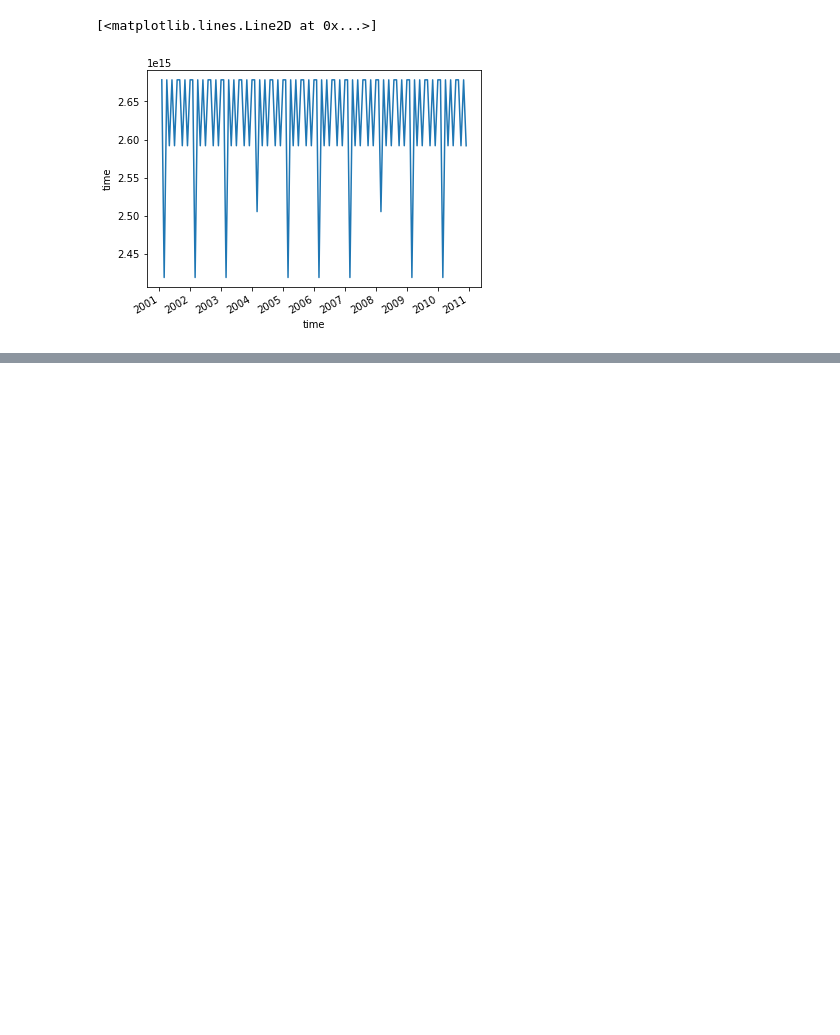
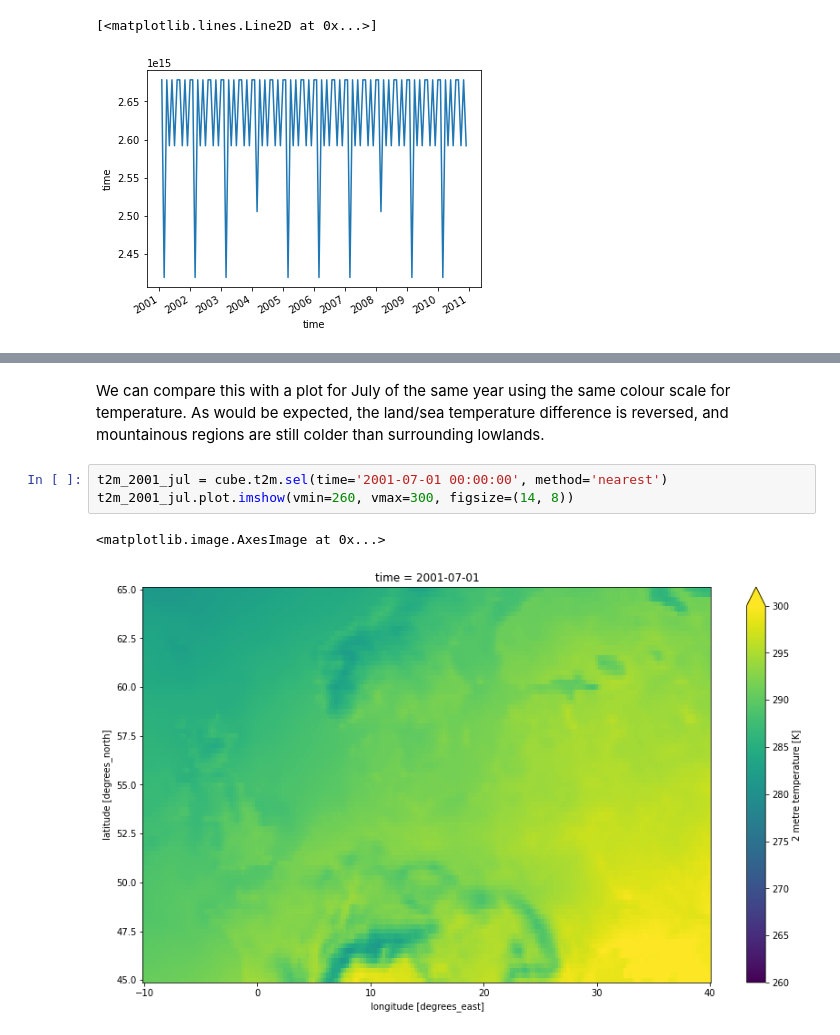
Before and after one commit to xcube-dev/xcube-cds, a Jupyter notebook: examples/notebooks/Ex1-CDS-store-access.ipynb, the cells around one changed output, grey strips where cells are left out. Saved outputs shown, nothing was run; the diff lists cells and outputs as text; blank space fills up the shorter version.

```diff
--- a/examples/notebooks/Ex1-CDS-store-access.ipynb
+++ b/examples/notebooks/Ex1-CDS-store-access.ipynb
@@ -100,0 +125,8 @@ jan_2001 = cube.t2m.sel(time='2001-01-01 00:00:00', method='nearest')
+# %% [markdown]
+We can compare this with a plot for July of the same year using the same colour scale for temperature. As would be expected, the land/sea temperature difference is reversed, and mountainous regions are still colder than surrounding lowlands.
+# %%
+t2m_2001_jul = cube.t2m.sel(time='2001-07-01 00:00:00', method='nearest')
+t2m_2001_jul.plot.imshow(vmin=260, vmax=300, figsize=(14, 8))
+# %% [output]
+<matplotlib.image.AxesImage at 0x...>
+[figure, added]
```
Also changed, not shown: parts of 44 cells of this notebook.
